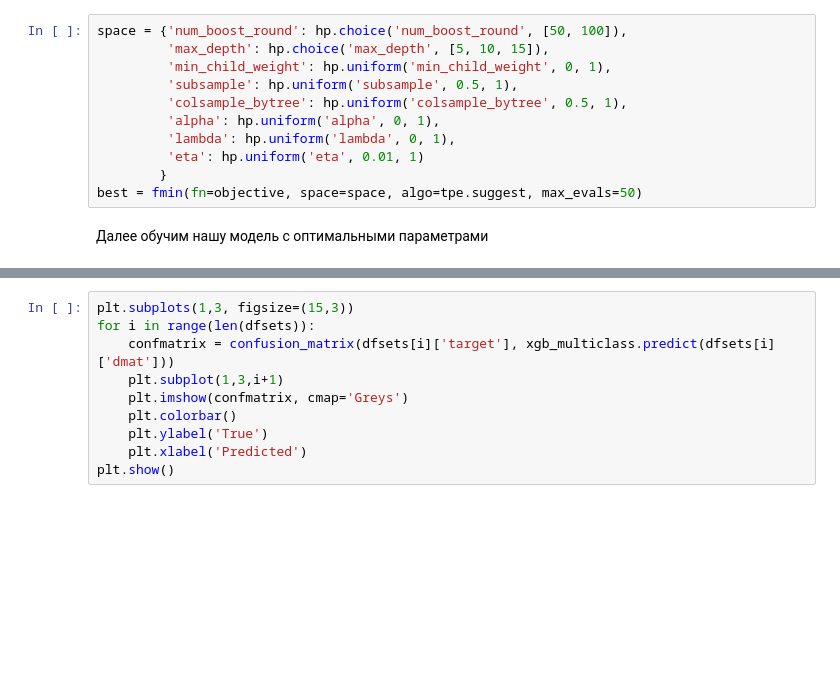
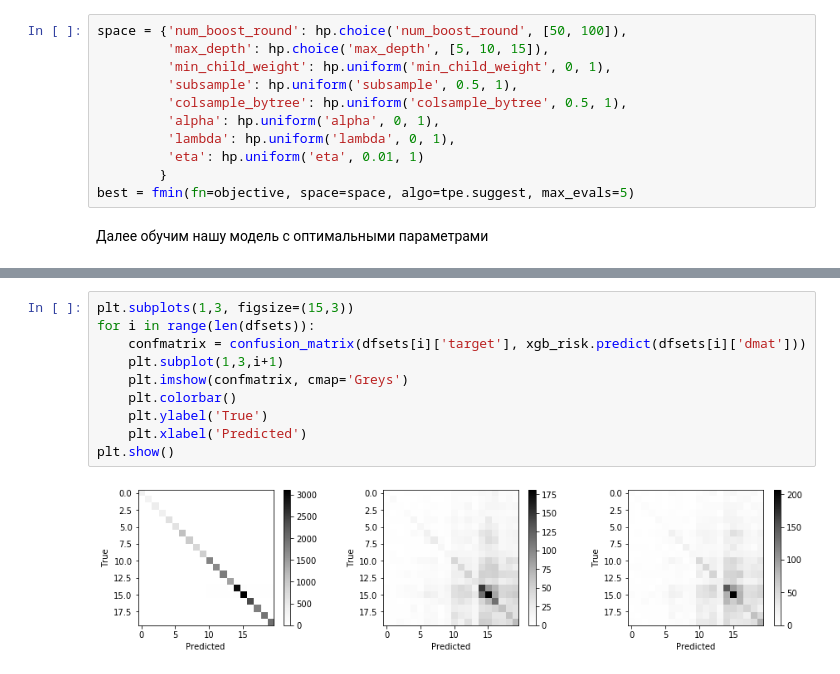
Before and after one commit to Nickel-nc/GU_ML_In_Business, a Jupyter notebook: W8_outflow_model.ipynb, the cells around one changed output, grey strips where cells are left out. Saved outputs shown, nothing was run; the diff lists cells and outputs as text; blank space fills up the shorter version.

```diff
--- a/W8_outflow_model.ipynb
+++ b/W8_outflow_model.ipynb
@@ -217,7 +217,7 @@ space = {'num_boost_round': hp.choice('num_boost_round', [50, 100]),
          'lambda': hp.uniform('lambda', 0, 1),
          'eta': hp.uniform('eta', 0.01, 1)
         }
-best = fmin(fn=objective, space=space, algo=tpe.suggest, max_evals=50)
+best = fmin(fn=objective, space=space, algo=tpe.suggest, max_evals=5)
 # %% [markdown]
 Далее обучим нашу модель с оптимальными параметрами
 # %%
@@ -241,10 +281,12 @@ for dfset in dfsets:
 # %%
 plt.subplots(1,3, figsize=(15,3))
 for i in range(len(dfsets)):
-    confmatrix = confusion_matrix(dfsets[i]['target'], xgb_multiclass.predict(dfsets[i]['dmat']))
+    confmatrix = confusion_matrix(dfsets[i]['target'], xgb_risk.predict(dfsets[i]['dmat']))
     plt.subplot(1,3,i+1)
     plt.imshow(confmatrix, cmap='Greys')
     plt.colorbar()
     plt.ylabel('True')
     plt.xlabel('Predicted')
 plt.show()
+# %% [output]
+[figure, added]
```
Also changed, not shown: parts of 3 cells of this notebook.
